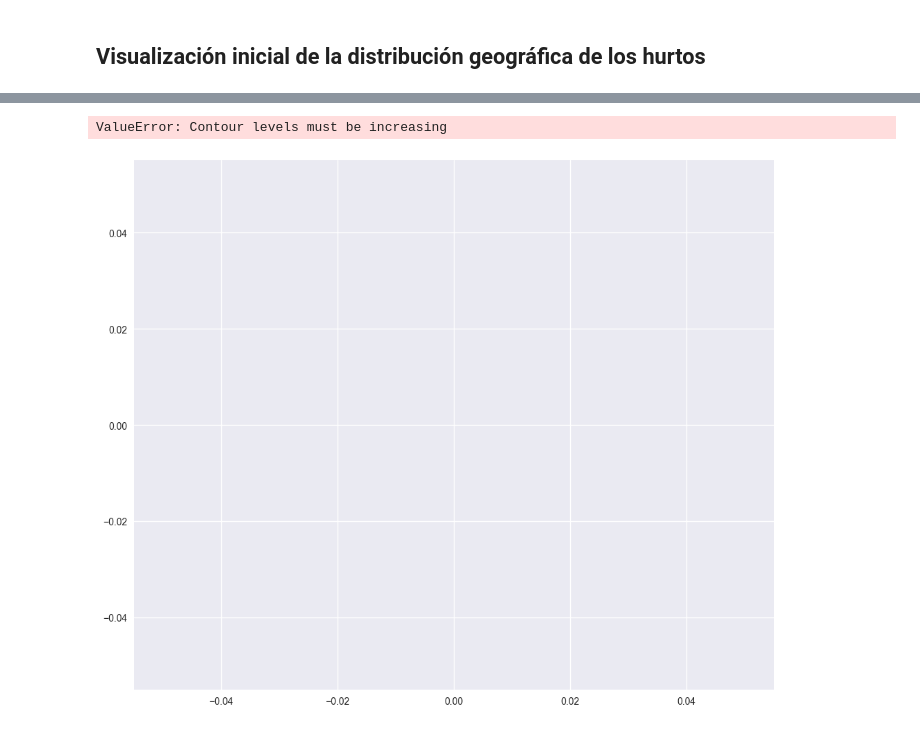
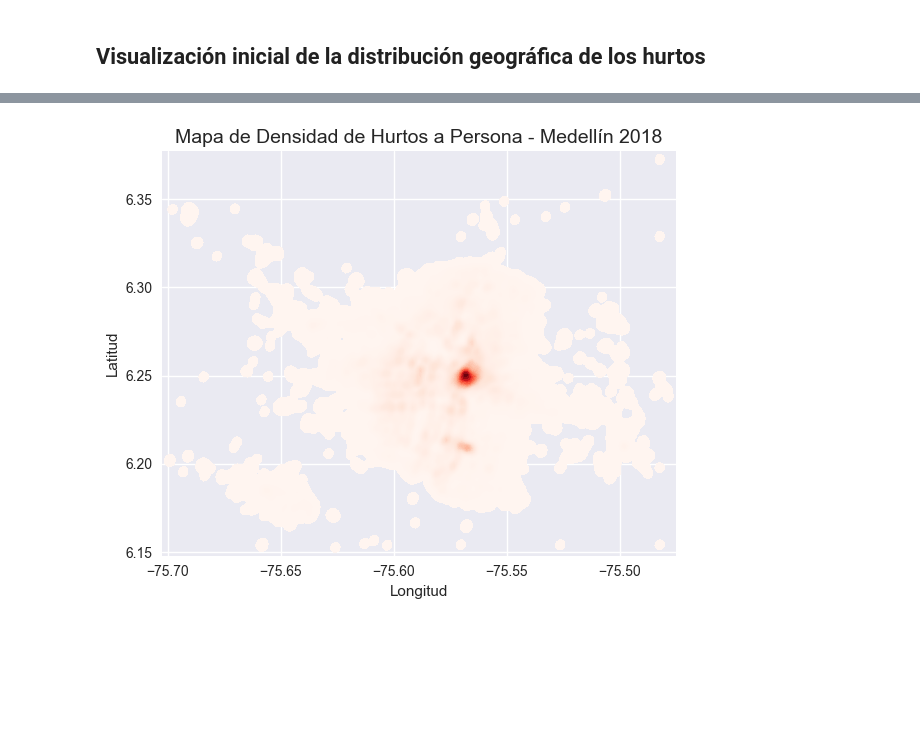
Before and after one commit to jomurielm/proyecto_analisis_geoespacial, a Jupyter notebook: analisis_hurto_medellin_2018.ipynb, the cells around one changed output, grey strips where cells are left out. Cells and saved outputs as stored; diff of their text form; code cells hidden in the pictures; blank space fills up the shorter version.

```diff
--- a/analisis_hurto_medellin_2018.ipynb
+++ b/analisis_hurto_medellin_2018.ipynb
@@ -72,7 +49,7 @@ plt.style.use('seaborn-v0_8')
 # %%
 pd.set_option('display.max_columns', None)
 # %%
-df = pd.read_parquet('.\data\hurto_a_persona.parquet.gzip')
+df = pd.read_parquet('.\data\hurto_a_persona.parquet.gzip',engine='pyarrow')
 df.head(3)
 # %% [output]
 |  | fecha_hecho | cantidad | latitud | longitud | sexo | edad | estado_civil | grupo_actor | ... |
@@ -98,7 +75,7 @@ df_clean = df[
 # %% [markdown]
 ## Creación de geometría tipo punto para análisis geoespacial
 # %%
-geometry = [Point(xy) for xy in zip(df_clean['longitud'], df['latitud'])]
+geometry = [Point(xy) for xy in zip(df_clean['longitud'], df_clean['latitud'])]
 gdf = gpd.GeoDataFrame(df_clean, geometry=geometry, crs='EPSG:4326')
 gdf.head()
 # %% [output]
@@ -128,24 +108,25 @@ plt.show()
 # %%
-df_plot = df_clean[['latitud', 'longitud']].dropna()
+df_plot = gdf[['latitud', 'longitud']].dropna()
 
 # Crear heatmap con KDE de seaborn
-plt.figure(figsize=(12, 10))
+plt.figure(figsize=(6, 5))
 sns.kdeplot(
     data=df_plot,
     x='longitud',
     y='latitud',
     fill=True,
     cmap='Reds',
     thresh=0.0001,  # Reduced threshold to include more data
     bw_adjust=0.5,
     levels=100
 )
+
+plt.colorbar(label='Densidad de Hurtos')
 plt.title('Mapa de Densidad de Hurtos a Persona - Medellín 2018', fontsize=14)
 plt.xlabel('Longitud')
 plt.ylabel('Latitud')
 plt.grid(True)
 plt.tight_layout()
 plt.show()
 # %% [output]
-ValueError: Contour levels must be increasing
-[figure, old version]
+[figure, new version]
```
Also changed, not shown: parts of 14 cells of this notebook, 3 other files.
